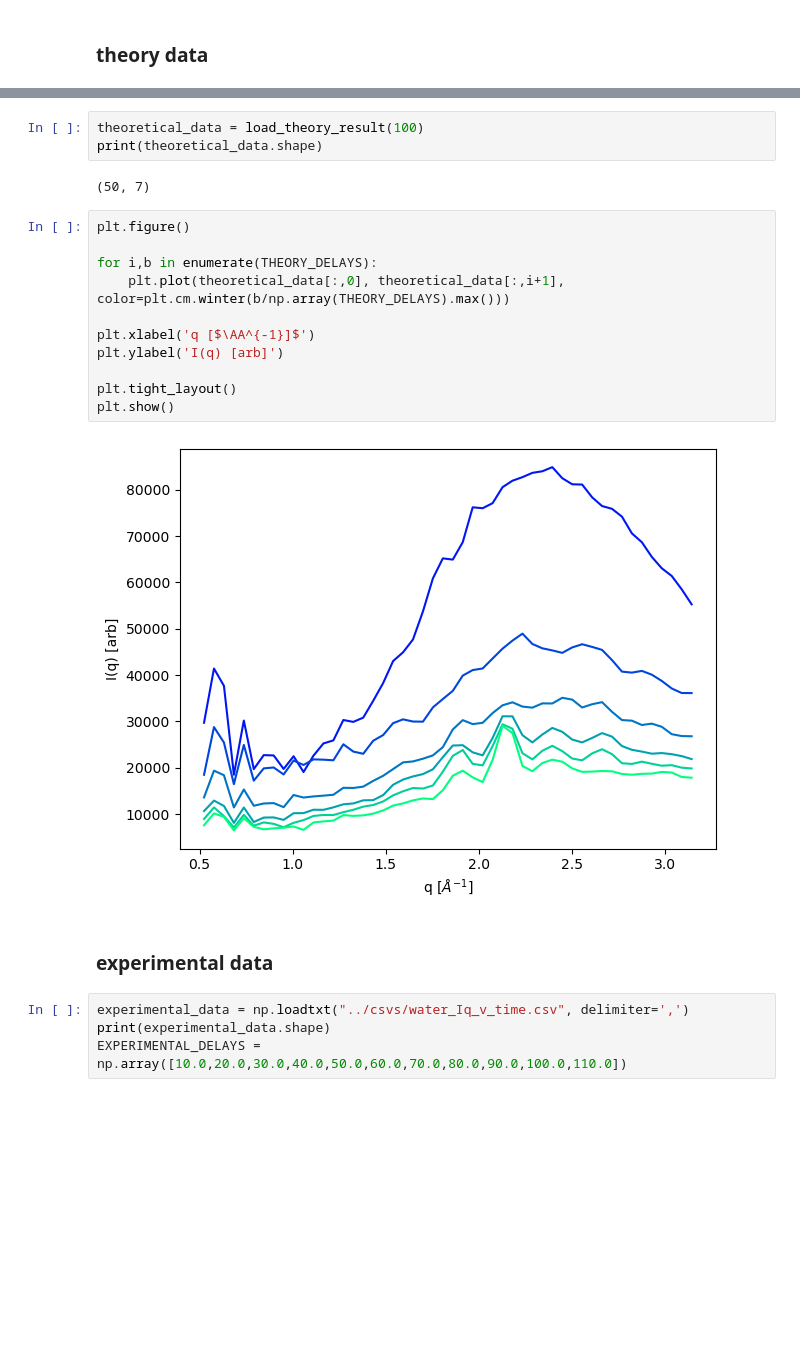
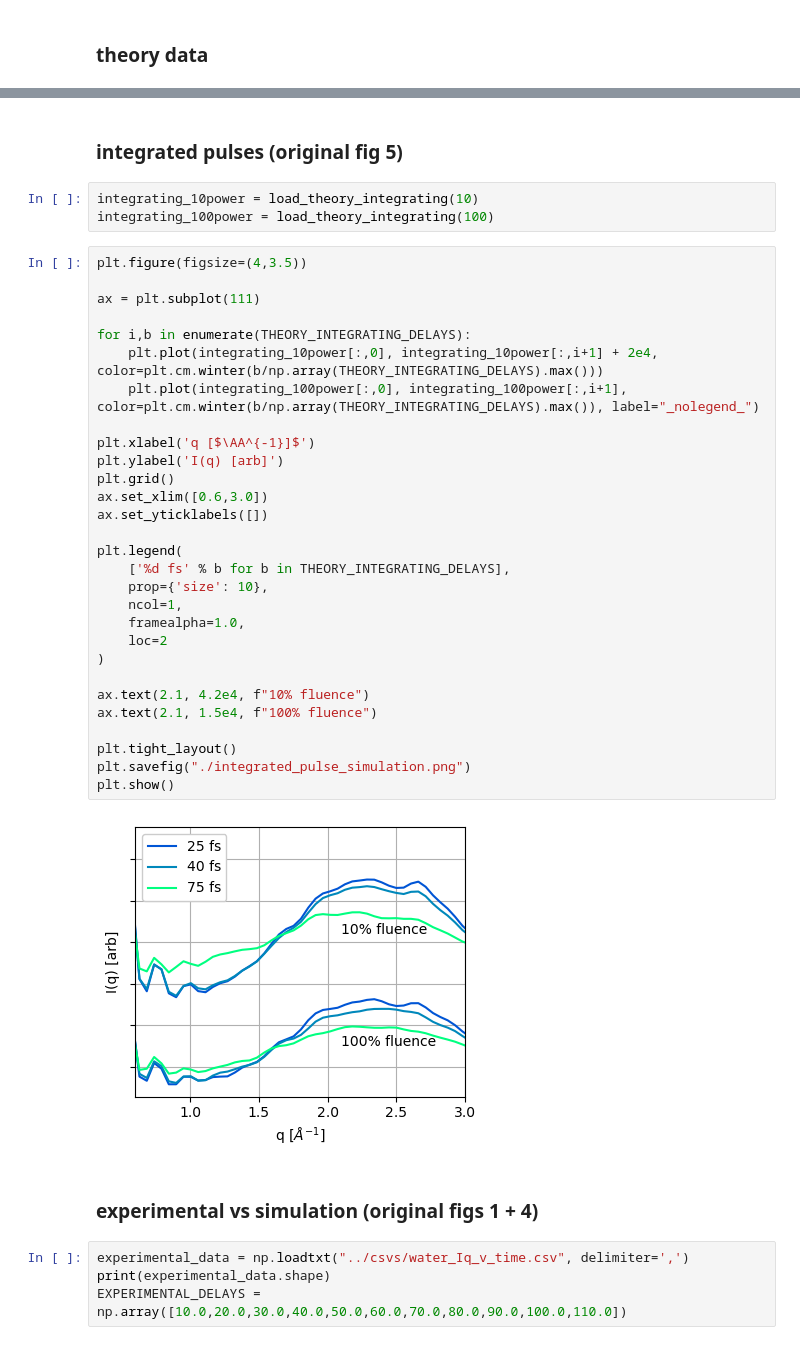
Before and after one commit to tjlane/cxig0715, a Jupyter notebook: figures/figures.ipynb, the cells around one changed output, grey strips where cells are left out. Saved outputs shown, nothing was run; the diff lists cells and outputs as text; blank space fills up the shorter version.

```diff
--- a/figures/figures.ipynb
+++ b/figures/figures.ipynb
@@ -38,26 +64,44 @@ def load_theory_result(power: int, delays=THEORY_DELAYS):
 def normalize(radial_profile, rng=(50, 340)):
     div = radial_profile[...,rng[0]:rng[1]].sum(-1)[...,None]
     return radial_profile / ( div + 1e-16)
-# %%
-theoretical_data = load_theory_result(100)
-print(theoretical_data.shape)
-# %% [output]
-(50, 7)
-# %%
-plt.figure()
-
-for i,b in enumerate(THEORY_DELAYS):
-    plt.plot(theoretical_data[:,0], theoretical_data[:,i+1], color=plt.cm.winter(b/np.array(THEORY_DELAYS).max()))
-
-plt.xlabel('q [$\AA^{-1}]$')
-plt.ylabel('I(q) [arb]')
-
-plt.tight_layout()
-plt.show()
-# %% [output]
-[figure, removed]
-# %% [markdown]
-### experimental data
+# %% [markdown]
+### integrated pulses (original fig 5)
+# %%
+integrating_10power = load_theory_integrating(10)
+integrating_100power = load_theory_integrating(100)
+# %%
+plt.figure(figsize=(4,3.5))
+
+ax = plt.subplot(111)
+
+for i,b in enumerate(THEORY_INTEGRATING_DELAYS):
+    plt.plot(integrating_10power[:,0], integrating_10power[:,i+1] + 2e4, color=plt.cm.winter(b/np.array(THEORY_INTEGRATING_DELAYS).max()))
+    plt.plot(integrating_100power[:,0], integrating_100power[:,i+1], color=plt.cm.winter(b/np.array(THEORY_INTEGRATING_DELAYS).max()), label="_nolegend_")
+
+plt.xlabel('q [$\AA^{-1}]$')
+plt.ylabel('I(q) [arb]')
+plt.grid()
+ax.set_xlim([0.6,3.0])
+ax.set_yticklabels([])
+
+plt.legend(
+    ['%d fs' % b for b in THEORY_INTEGRATING_DELAYS],
+    prop={'size': 10},
+    ncol=1,
+    framealpha=1.0,
+    loc=2
+)
+
+ax.text(2.1, 4.2e4, f"10% fluence")
+ax.text(2.1, 1.5e4, f"100% fluence")
+
+plt.tight_layout()
+plt.savefig("./integrated_pulse_simulation.png")
+plt.show()
+# %% [output]
+[figure, added]
+# %% [markdown]
+### experimental vs simulation (original figs 1 + 4)
 # %%
 experimental_data = np.loadtxt("../csvs/water_Iq_v_time.csv", delimiter=',')
 print(experimental_data.shape)
```
Also changed, not shown: parts of 10 cells of this notebook.
